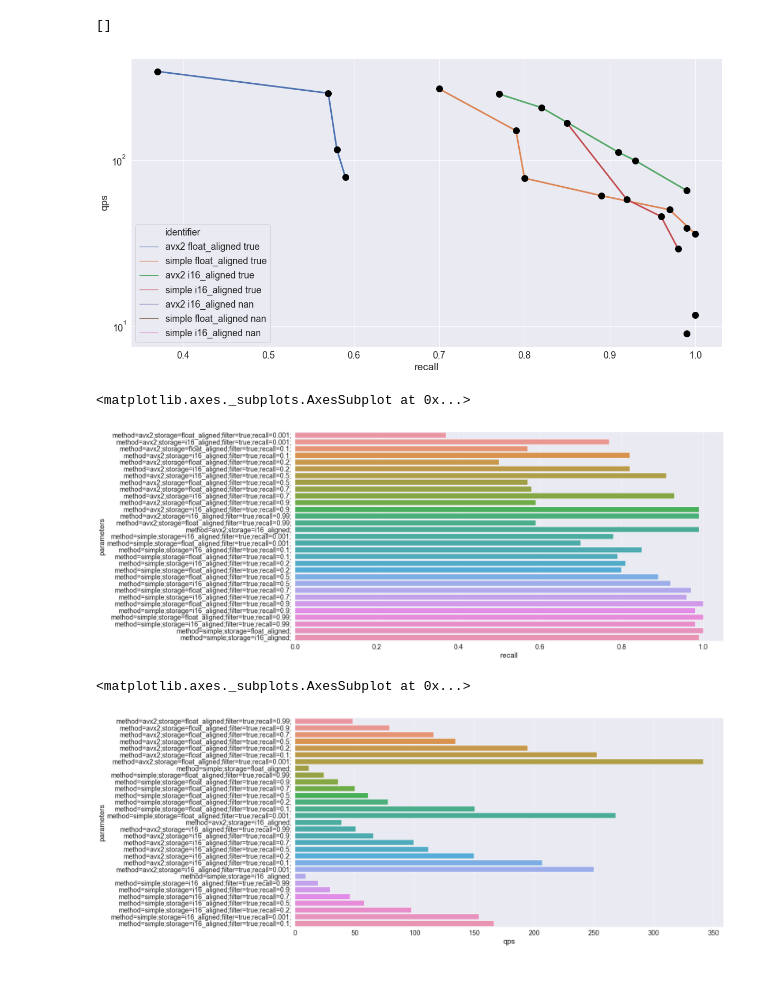
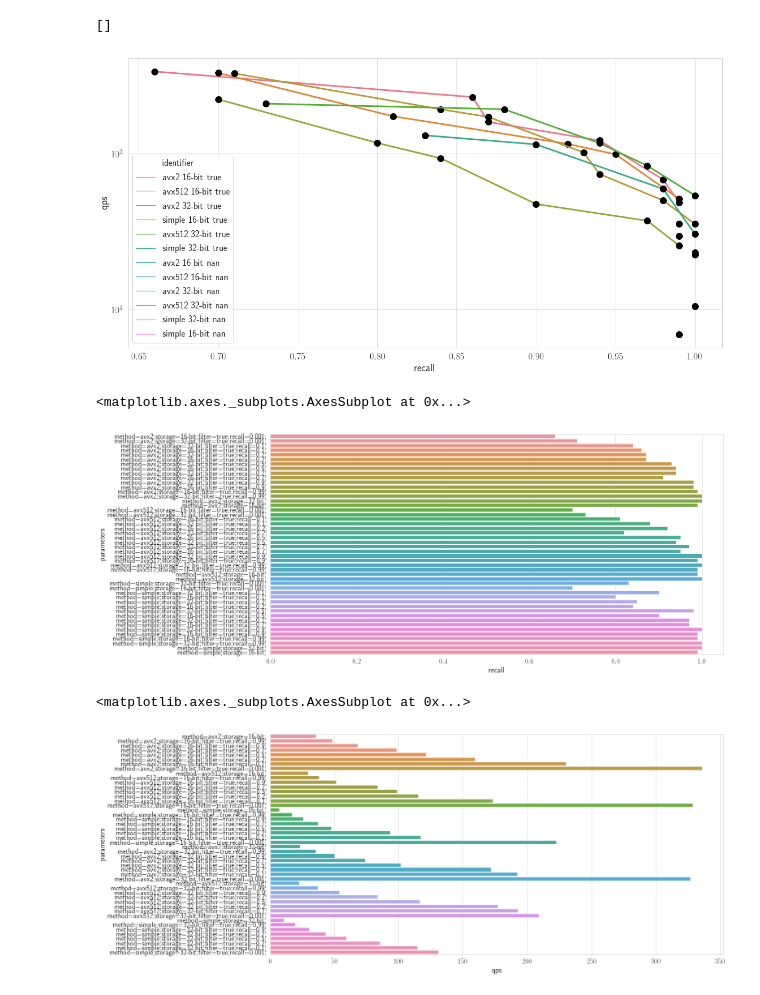
Before and after one commit to Cecca/running-experiments, a Jupyter notebook: code/evaluation/evaluation.ipynb, the cells around one changed output. Cells and saved outputs as stored; diff of their text form; code cells hidden in the pictures.

Commit message:
Made plots look nicer. Store some of them to be used in the paper.

```diff
--- a/code/evaluation/evaluation.ipynb
+++ b/code/evaluation/evaluation.ipynb
@@ -10,8 +10,8 @@ import math
 import sqlite3
 
 
-sns.set(rc={"xtick.bottom" : True, "ytick.left" : True})
-sns.set_style("darkgrid")
+sns.set(rc={"xtick.bottom" : True, "ytick.left" : True, 'text.usetex' : True})
+sns.set_style("whitegrid")
 plt.rcParams["figure.figsize"] =(20,10)
 pd.options.display.max_rows = 2000
 plt.rcParams['mathtext.fontset'] = 'cm'
@@ -20,9 +20,9 @@ plt.rcParams['mathtext.rm'] = 'Bitstream Vera Sans'
 plt.rcParams['mathtext.it'] = 'Bitstream Vera Sans:italic'
 plt.rcParams['mathtext.bf'] = 'Bitstream Vera Sans:bold'
 
-sns.set_context('paper', font_scale=2)
+sns.set_context('paper', font_scale=3.5)
 
-conn = sqlite3.connect("../demo-db.sqlite")
+conn = sqlite3.connect("../hpc-db.sqlite")
 # %%
 def get_pareto_frontier(df, x, y, split):
     # removes all rows that don't lie on the pareto frontier
@@ -57,3 +57,5 @@ df.head()
 p = r'method=(?P<method>\w*);storage=(?P<storage>\w*);(filter=(?P<filter>\w*);recall=(?P<recall_wish>[\d.]*).*)?'
 
 df[['method', 'storage', 'filter', 'recall_wish']] = df.parameters.str.extract(p, expand=True)[['method', 'storage', 'filter', 'recall_wish']]
+df = df[df.method.notnull()]
+df
@@ -60,20 +81,22 @@ df[['method', 'storage', 'filter', 'recall_wish']] = df.parameters.str.extract(p
 # %%
+df.replace({"float_aligned" : "32-bit", "i16_aligned" : "16-bit"}, inplace=True,regex=True)
 df["qps"] = df.apply(lambda row: 1 / ((row["running_time_ns"] / 100.0) / 1e9), axis=1 )
 df["identifier"] = df.apply(lambda row: row["method"] + " " + row["storage"] + " " + str(row["filter"]), axis=1)
+
 
 g = sns.lineplot(data=get_pareto_frontier(df, 'recall', 'qps', 'identifier'), x='recall', y='qps', hue='identifier', markers=True, dashes=False,
                  marker='o', ms=10, mew=3, lw=3, color='black', markeredgecolor='black', markerfacecolor="black", legend="full", err_style=None)
 g.semilogy()
 # %% [output]
 []
-[figure, old version]
+[figure, new version]
 # %%
 sns.barplot(data=df.sort_values(['method', 'recall_wish']), y='parameters', x='recall')
 # %% [output]
 <matplotlib.axes._subplots.AxesSubplot at 0x...>
-[figure, old version]
+[figure, new version]
 # %%
 sns.barplot(data=df.sort_values(['storage', 'method', 'qps']), y='parameters', x='qps')
 # %% [output]
 <matplotlib.axes._subplots.AxesSubplot at 0x...>
-[figure, old version]
+[figure, new version]
```
Also changed, not shown: parts of 6 cells of this notebook.
